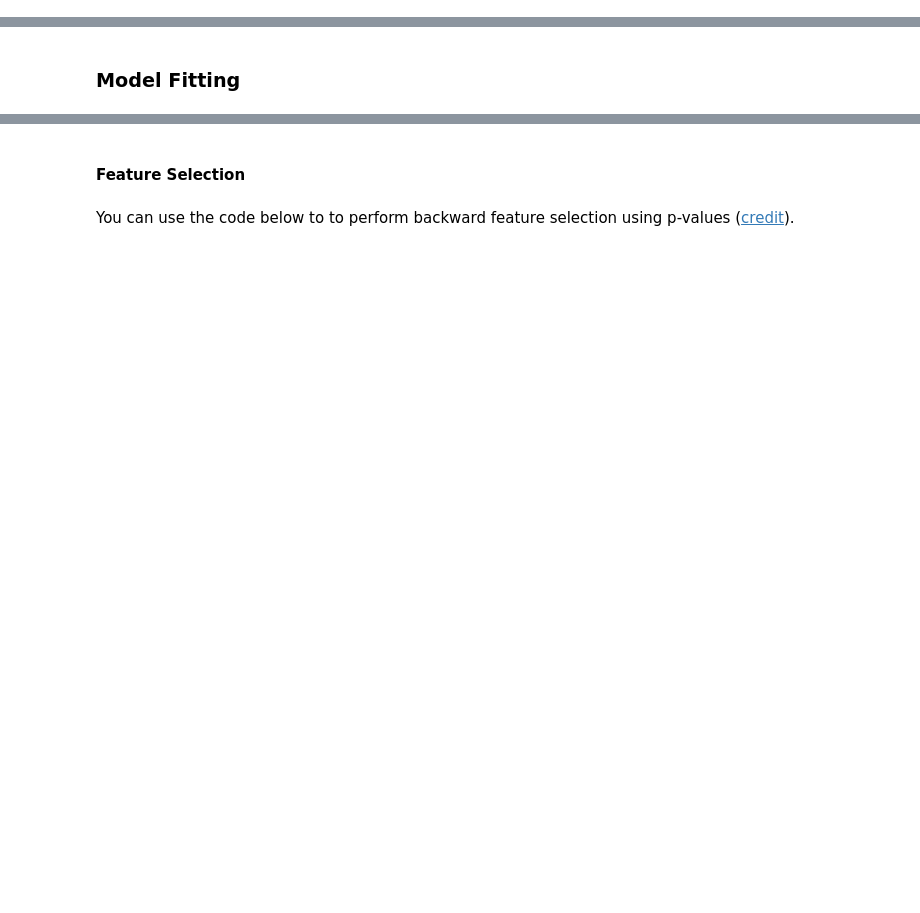
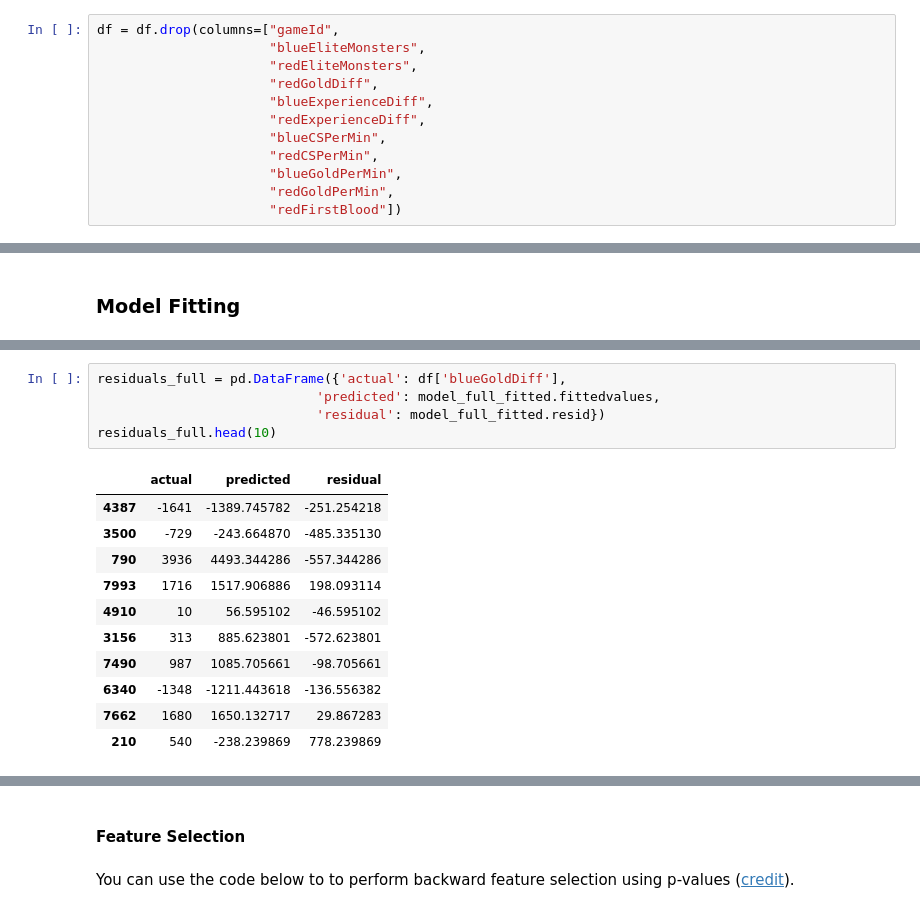
Before and after one commit to angelocarasig/lol_diamond_ranked_analysis, a Jupyter notebook: Phase2_Report.ipynb, the cells around one changed output, grey strips where cells are left out. Saved outputs shown, nothing was run; the diff lists cells and outputs as text; blank space fills up the shorter version.

```diff
--- a/Phase2_Report.ipynb
+++ b/Phase2_Report.ipynb
@@ -69,0 +71,12 @@ df = pd.read_csv('ranked_games.csv')
+# %%
+df = df.drop(columns=["gameId",
+                      "blueEliteMonsters",
+                      "redEliteMonsters",
+                      "redGoldDiff",
+                      "blueExperienceDiff",
+                      "redExperienceDiff",
+                      "blueCSPerMin",
+                      "redCSPerMin",
+                      "blueGoldPerMin",
+                      "redGoldPerMin",
+                      "redFirstBlood"])
@@ -75,0 +161,17 @@ Details of assumptions check, model selection, plots of residuals, and technical
+# %%
+residuals_full = pd.DataFrame({'actual': df['blueGoldDiff'],
+                            'predicted': model_full_fitted.fittedvalues,
+                            'residual': model_full_fitted.resid})
+residuals_full.head(10)
+# %% [output]
+|  | actual | predicted | residual |
+| 4387 | -1641 | -1389.745782 | -251.254218 |
+| 3500 | -729 | -243.664870 | -485.335130 |
+| 790 | 3936 | 4493.344286 | -557.344286 |
+| 7993 | 1716 | 1517.906886 | 198.093114 |
+| 4910 | 10 | 56.595102 | -46.595102 |
+| 3156 | 313 | 885.623801 | -572.623801 |
+| 7490 | 987 | 1085.705661 | -98.705661 |
+| 6340 | -1348 | -1211.443618 | -136.556382 |
+| 7662 | 1680 | 1650.132717 | 29.867283 |
+| 210 | 540 | -238.239869 | 778.239869 |
```
Also changed, not shown: parts of 10 cells of this notebook.
